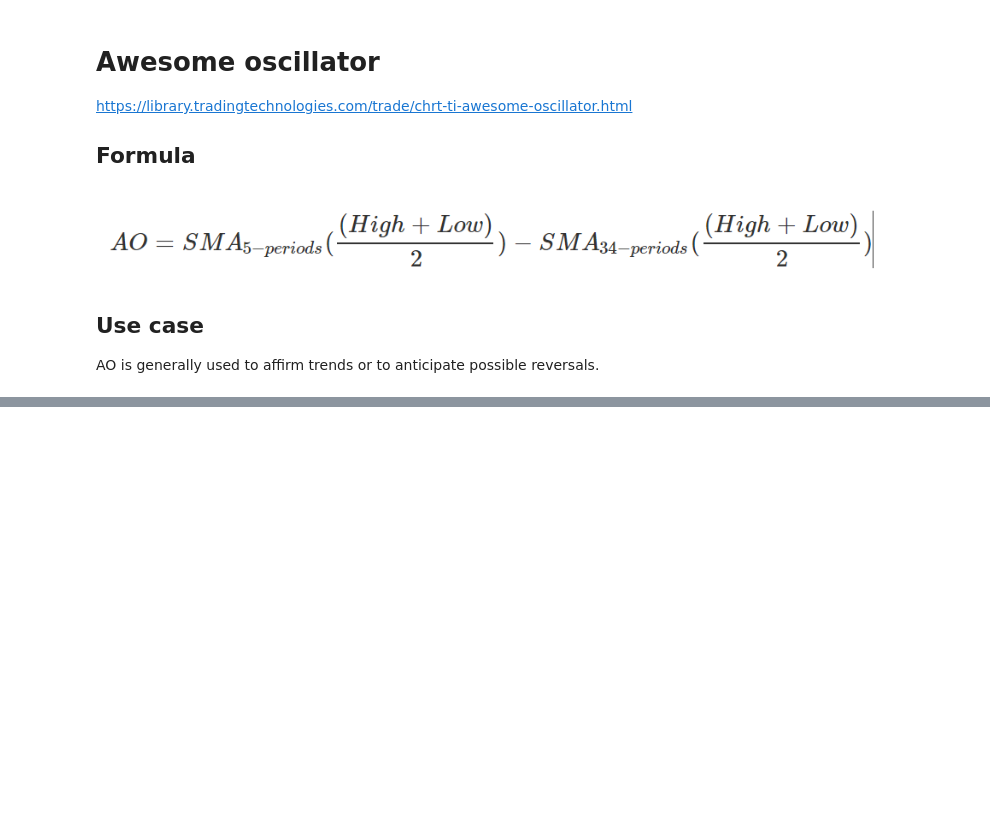
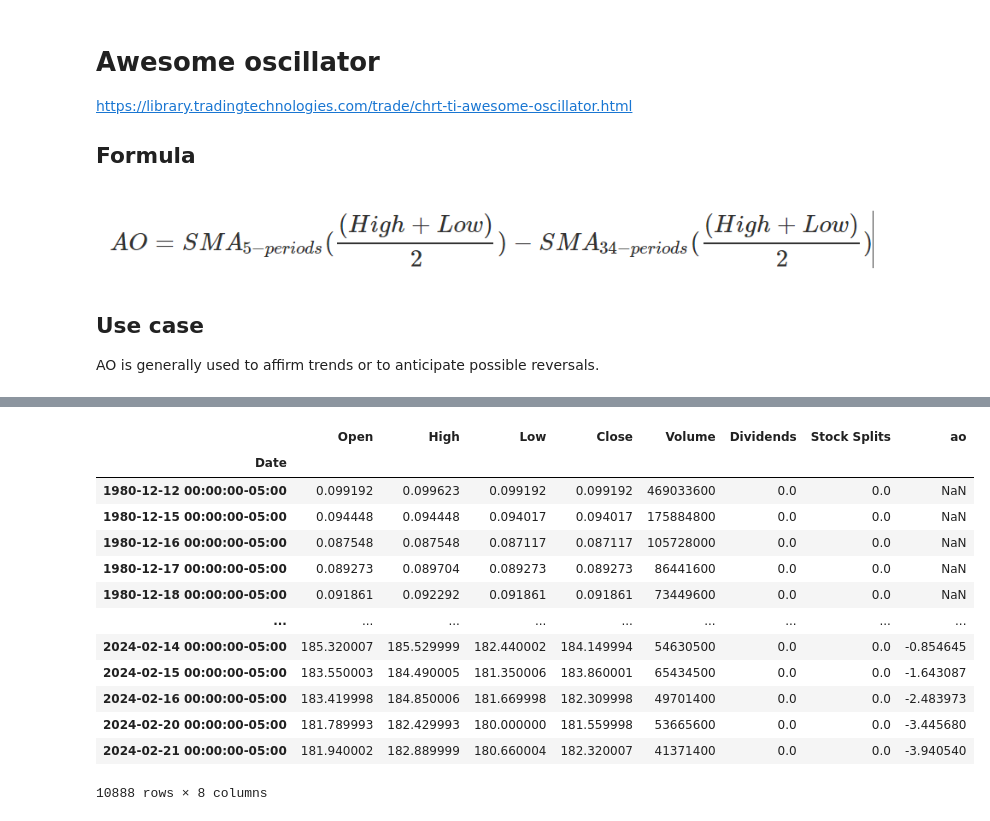
Before and after one commit to ArnasVaic/FI, a Jupyter notebook: lab2/awesome-oscillator.ipynb, the cells around one changed output, grey strips where cells are left out. Saved outputs shown, nothing was run; the diff lists cells and outputs as text; code cells hidden in the pictures; blank space fills up the shorter version.

```diff
--- a/lab2/awesome-oscillator.ipynb
+++ b/lab2/awesome-oscillator.ipynb
@@ -56 +45,23 @@ def sma(df, length):
+# %%
+df['hlavg'] = df.apply(lambda row: 0.5 * (row['High'] + row['Low']), axis=1)
+df['sma5'] = df['hlavg'].rolling(window=5).mean()
+df['sma34'] = df['hlavg'].rolling(window=34).mean()
+df['ao'] = df['sma5'] - df['sma34']
+df = df.drop(columns=['hlavg', 'sma5', 'sma34'])
+df
+# %% [output]
+|  | Open | High | Low | Close | Volume | Dividends | Stock Splits | ao |
+| Date |  |  |  |  |  |  |  |  |
+| 1980-12-12 00:00:00-05:00 | 0.099192 | 0.099623 | 0.099192 | 0.099192 | 469033600 | 0.0 | 0.0 | NaN |
+| 1980-12-15 00:00:00-05:00 | 0.094448 | 0.094448 | 0.094017 | 0.094017 | 175884800 | 0.0 | 0.0 | NaN |
+| 1980-12-16 00:00:00-05:00 | 0.087548 | 0.087548 | 0.087117 | 0.087117 | 105728000 | 0.0 | 0.0 | NaN |
+| 1980-12-17 00:00:00-05:00 | 0.089273 | 0.089704 | 0.089273 | 0.089273 | 86441600 | 0.0 | 0.0 | NaN |
+| 1980-12-18 00:00:00-05:00 | 0.091861 | 0.092292 | 0.091861 | 0.091861 | 73449600 | 0.0 | 0.0 | NaN |
+| ... | ... | ... | ... | ... | ... | ... | ... | ... |
+| 2024-02-14 00:00:00-05:00 | 185.320007 | 185.529999 | 182.440002 | 184.149994 | 54630500 | 0.0 | 0.0 | -0.854645 |
+| 2024-02-15 00:00:00-05:00 | 183.550003 | 184.490005 | 181.350006 | 183.860001 | 65434500 | 0.0 | 0.0 | -1.643087 |
+| 2024-02-16 00:00:00-05:00 | 183.419998 | 184.850006 | 181.669998 | 182.309998 | 49701400 | 0.0 | 0.0 | -2.483973 |
+| 2024-02-20 00:00:00-05:00 | 181.789993 | 182.429993 | 180.000000 | 181.559998 | 53665600 | 0.0 | 0.0 | -3.445680 |
+| 2024-02-21 00:00:00-05:00 | 181.940002 | 182.889999 | 180.660004 | 182.320007 | 41371400 | 0.0 | 0.0 | -3.940540 |
+10888 rows × 8 columns
 # %%
```
Also changed, not shown: parts of 5 cells of this notebook.
